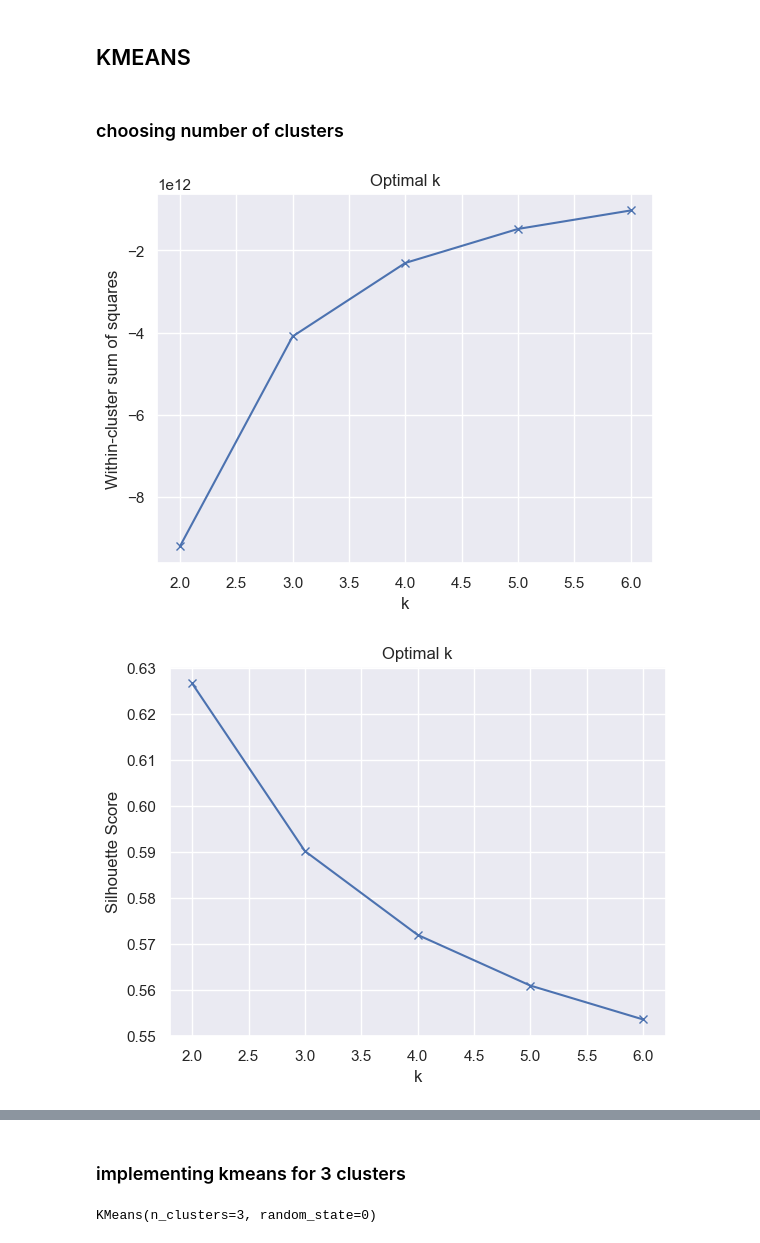
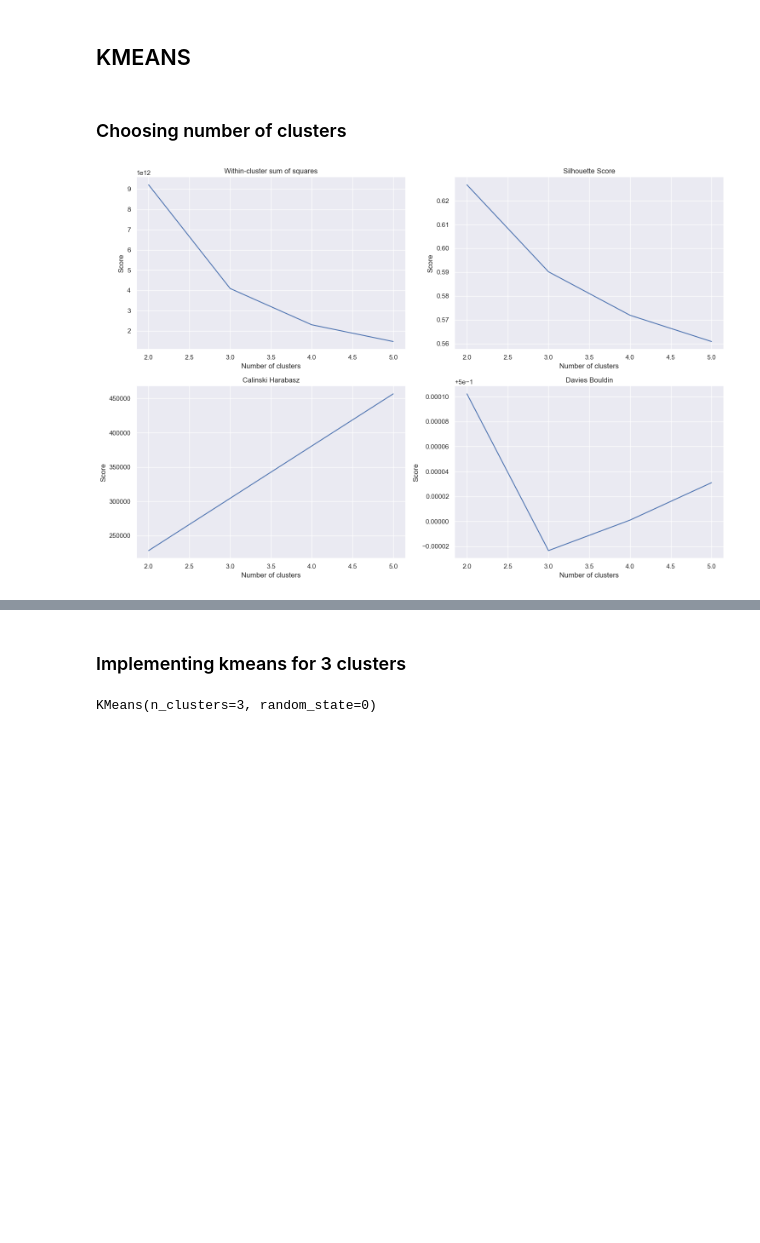
Before and after one commit to tomaszzywicki/Soccer-matches-data-analysis, a Jupyter notebook: code/KM3/models.ipynb, the cells around one changed output, grey strips where cells are left out. Cells and saved outputs as stored; diff of their text form; code cells hidden in the pictures; blank space fills up the shorter version.

Commit message:
improve metrics_plot and add metrics.py

```diff
--- a/code/KM3/models.ipynb
+++ b/code/KM3/models.ipynb
@@ -22,7 +22,7 @@ df = pd.read_csv("../../data/after_fe_data.csv")
 # %% [markdown]
 ## KMEANS
 # %% [markdown]
-### choosing number of clusters
+### Choosing number of clusters
 # %%
 def metrics_plots(df, max_k):
 
@@ -34,24 +34,23 @@ def metrics_plots(df, max_k):
     for k in range(2, max_k):
         kmeans = KMeans(n_clusters=k, random_state= 101)
         predictions = kmeans.fit_predict(df)
-        # Calculate cluster validation metrics and append to lists of metrics
-        score.append(kmeans.score(df))
+        score.append(-1 * kmeans.score(df))
         score_kmeans_s.append(silhouette_score(df, kmeans.labels_))
         score_kmeans_c.append(calinski_harabasz_score(df, kmeans.labels_))
         score_kmeans_d.append(davies_bouldin_score(df, predictions))
 
     list_scores = [score, score_kmeans_s, score_kmeans_c, score_kmeans_d]
-    # Elbow Method plot
     list_title = ['Within-cluster sum of squares', 'Silhouette Score', 'Calinski Harabasz', 'Davies Bouldin']
+    fig, ax = plt.subplots(2, 2, figsize=(15, 10))
     for i in range(len(list_scores)):
         x_ticks = list(range(2, len(list_scores[i]) + 2))
-        plt.plot(x_ticks, list_scores[i], 'bx-')
-        plt.xlabel('k')
-        plt.ylabel(list_title[i])
-        plt.title('Optimal k')
-        plt.show()
+        ax[i//2, i%2].plot(x_ticks, list_scores[i])
+        ax[i//2, i%2].set_title(list_title[i])
+        ax[i//2, i%2].set_xlabel('Number of clusters')
+        ax[i//2, i%2].set_ylabel('Score')
+    plt.tight_layout()
+    plt.show()
 # %%
-metrics_plots(df, 7)
+metrics_plots(df, 6)
 # %% [output]
-[figure, old version]
+[figure, new version]
-[figure, removed]
@@ -60,5 +57,5 @@ metrics_plots(df, 7)
 # %% [markdown]
-### implementing kmeans for 3 clusters
+### Implementing kmeans for 3 clusters
 # %%
 kmeans = KMeans(3, random_state=0)
 kmeans.fit(df)
```
Also changed, not shown: parts of 1 cell of this notebook, 2 other files.
